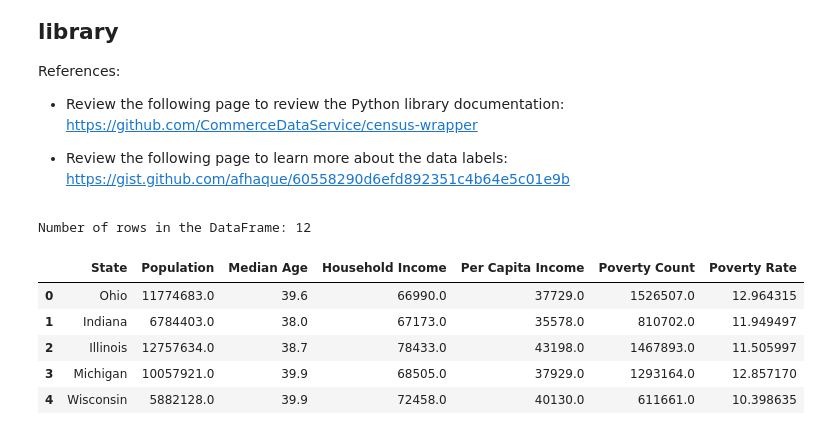
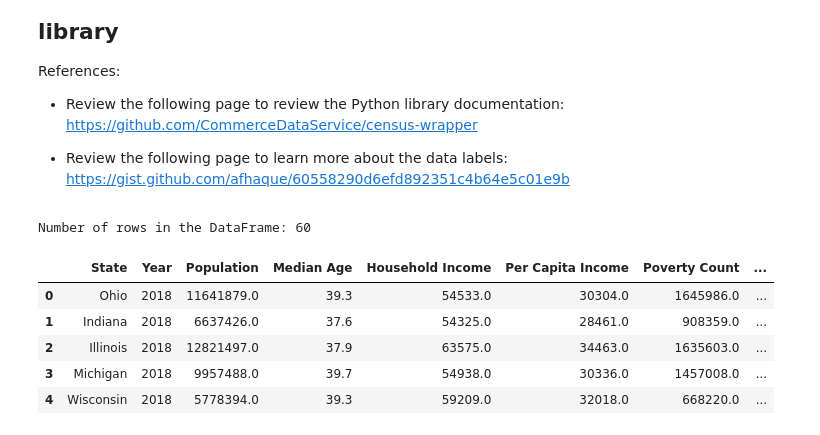
Before and after one commit to cmhillm75/US-Housing-Trends, a Jupyter notebook: census.ipynb, the cells around one changed output. Drawn from its saved outputs; the diff is of its cells as text; code cells hidden in the pictures.

Commit message:
added entry for each year

```diff
--- a/census.ipynb
+++ b/census.ipynb
@@ -81,3 +81,10 @@ region_states = [
     'NE',
     'KS'
 ]
+data_years = [
+    2018,
+    2019,
+    2020,
+    2021,
+    2022
+]
@@ -84,17 +109,21 @@ region_states = [
 # %%
 census_data = []
-for state in region_states:
-    census_data.append(c.acs5.get(
-        (
-            'NAME',
-            "B19013_001E",
-            "B01003_001E",
-            "B01002_001E",
-            "B19301_001E",
-            "B17001_002E"
-        ),
-        {'for': 'state:{}'.format(states.lookup(state).fips)}
-    )[0])
+for data_year in data_years:
+    for state in region_states:
+        state_data = c.acs5.get(
+            (
+                'NAME',
+                "B19013_001E",
+                "B01003_001E",
+                "B01002_001E",
+                "B19301_001E",
+                "B17001_002E"
+            ),
+            {'for': 'state:{}'.format(states.lookup(state).fips)},
+            year=data_year
+        )[0]
+        state_data["Year"] = data_year
+        census_data.append(state_data)
 census_data
 # %% [output]
 [{'NAME': 'Ohio',
@@ -131,40 +160,41 @@ census_pd = census_pd.rename(
     columns = {
         "B01003_001E": "Population",
         "B01002_001E": "Median Age",
         "B19013_001E": "Household Income",
         "B19301_001E": "Per Capita Income",
         "B17001_002E": "Poverty Count",
         "NAME": "State"
     }
 )
 
 # Add a Poverty Rate column (Poverty Count / Population)
 census_pd["Poverty Rate"] = 100 * census_pd["Poverty Count"].astype(int) / census_pd["Population"].astype(int)
 
 # Configure the final DataFrame
 census_pd = census_pd[
     [
         "State",
+        "Year",
         "Population",
         "Median Age",
         "Household Income",
         "Per Capita Income",
         "Poverty Count",
         "Poverty Rate"
     ]
 ]
 
 # Display DataFrame length and sample data
 print(f"Number of rows in the DataFrame: {len(census_pd)}")
 census_pd.head()
 # %% [output]
-Number of rows in the DataFrame: 12
+Number of rows in the DataFrame: 60
-|  | State | Population | Median Age | Household Income | Per Capita Income | Poverty Count | Poverty Rate |
-| 0 | Ohio | 11774683.0 | 39.6 | 66990.0 | 37729.0 | 1526507.0 | 12.964315 |
-| 1 | Indiana | 6784403.0 | 38.0 | 67173.0 | 35578.0 | 810702.0 | 11.949497 |
-| 2 | Illinois | 12757634.0 | 38.7 | 78433.0 | 43198.0 | 1467893.0 | 11.505997 |
-| 3 | Michigan | 10057921.0 | 39.9 | 68505.0 | 37929.0 | 1293164.0 | 12.857170 |
-| 4 | Wisconsin | 5882128.0 | 39.9 | 72458.0 | 40130.0 | 611661.0 | 10.398635 |
+|  | State | Year | Population | Median Age | Household Income | Per Capita Income | Poverty Count | ... |
+| 0 | Ohio | 2018 | 11641879.0 | 39.3 | 54533.0 | 30304.0 | 1645986.0 | ... |
+| 1 | Indiana | 2018 | 6637426.0 | 37.6 | 54325.0 | 28461.0 | 908359.0 | ... |
+| 2 | Illinois | 2018 | 12821497.0 | 37.9 | 63575.0 | 34463.0 | 1635603.0 | ... |
+| 3 | Michigan | 2018 | 9957488.0 | 39.7 | 54938.0 | 30336.0 | 1457008.0 | ... |
+| 4 | Wisconsin | 2018 | 5778394.0 | 39.3 | 59209.0 | 32018.0 | 668220.0 | ... |
 # %%
 # Save the DataFrame as a CSV
 # Note: To avoid any issues later, use encoding="utf-8"
```
Also changed, not shown: parts of 2 cells of this notebook, 1 other file.
